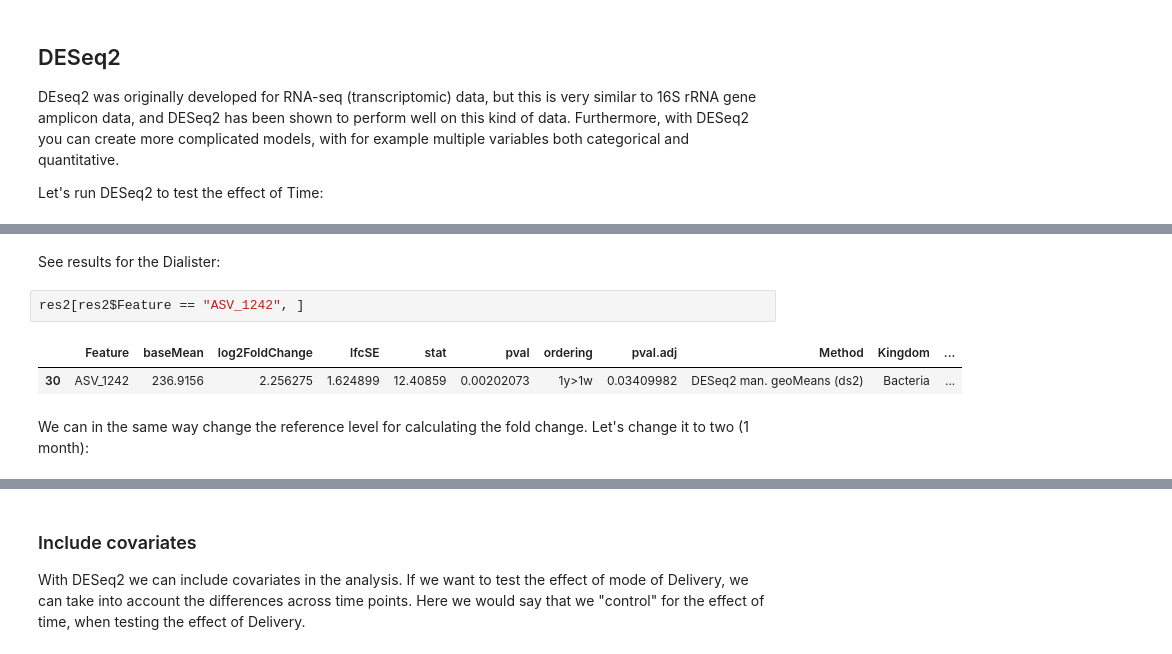
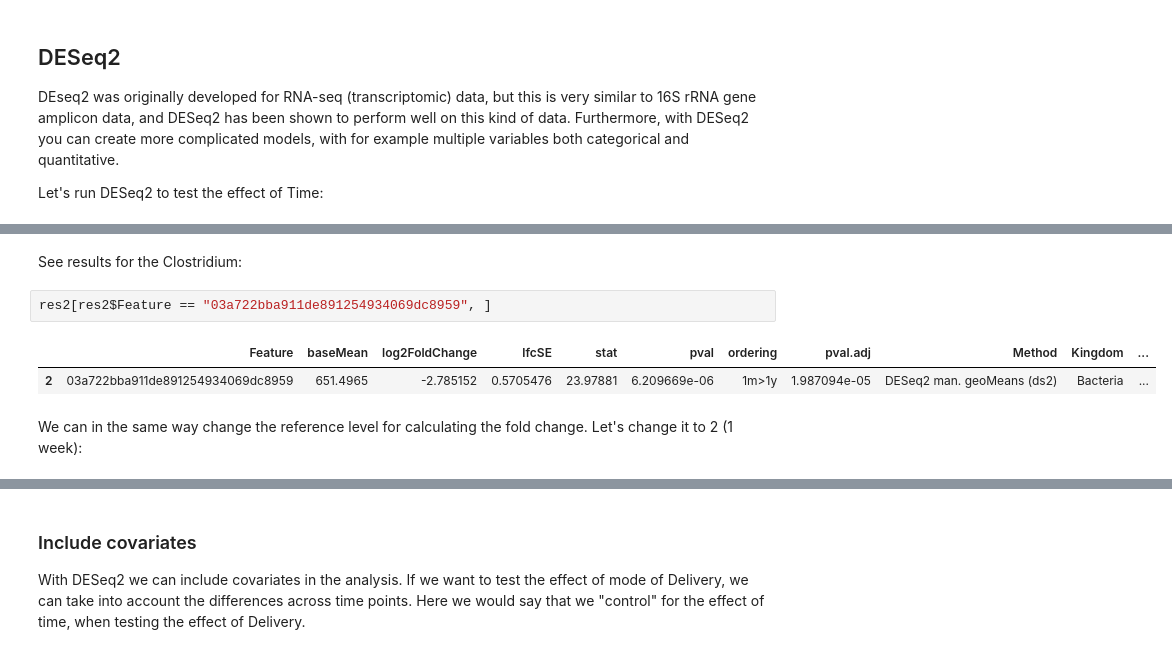
Before and after one commit to microUCPH/amplicon_data_analysis, a Jupyter notebook: ipynb/da.ipynb, the cells around one changed output, grey strips where cells are left out. Saved outputs shown, nothing was run; the diff lists cells and outputs as text.

```diff
--- a/ipynb/da.ipynb
+++ b/ipynb/da.ipynb
@@ -191,14 +212,14 @@ fitting model and testing
 estimating dispersions
 fitting model and testing
 # %% [markdown]
-See results for the Dialister:
+See results for the Clostridium:
 # %%
-res2[res2$Feature == "ASV_1242", ]
+res2[res2$Feature == "03a722bba911de891254934069dc8959", ]
 # %% [output]
 |  | Feature | baseMean | log2FoldChange | lfcSE | stat | pval | ordering | pval.adj | Method | Kingdom | ... |
-| 30 | ASV_1242 | 236.9156 | 2.256275 | 1.624899 | 12.40859 | 0.00202073 | 1y>1w | 0.03409982 | DESeq2 man. geoMeans (ds2) | Bacteria | ... |
+| 2 | 03a722bba911de891254934069dc8959 | 651.4965 | -2.785152 | 0.5705476 | 23.97881 | 6.209669e-06 | 1m>1y | 1.987094e-05 | DESeq2 man. geoMeans (ds2) | Bacteria | ... |
 # %% [markdown]
-We can in the same way change the reference level for calculating the fold change. Let's change it to two (1 month):
+We can in the same way change the reference level for calculating the fold change. Let's change it to 2 (1 week):
 # %%
 res3 <- DA.ds2(phy_genus_pre, predictor = "Time", coeff = 3, coeff.ref = 2)
 # %% [output]
```
Also changed, not shown: parts of 28 cells of this notebook, 36 other files.
